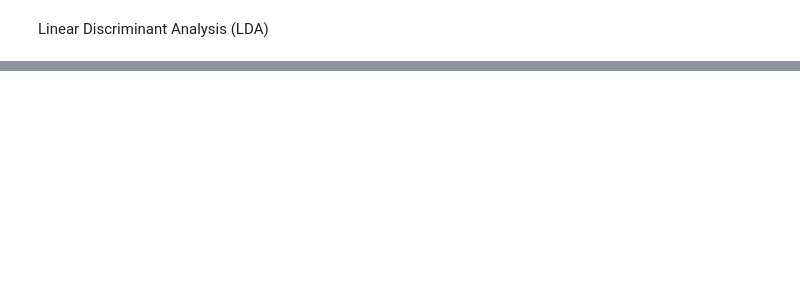
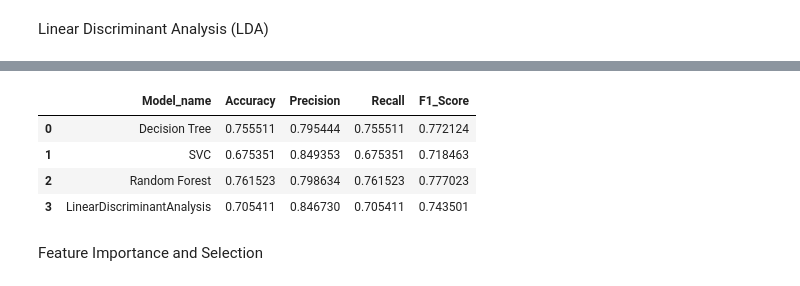
Before and after one commit to willappaw/LP2_Classification_Sojourn, a Jupyter notebook: ml_lp2_notebook.ipynb, the cells around one changed output, grey strips where cells are left out. Saved outputs shown, nothing was run; the diff lists cells and outputs as text; code cells hidden in the pictures; blank space fills up the shorter version.

```diff
--- a/ml_lp2_notebook.ipynb
+++ b/ml_lp2_notebook.ipynb
@@ -1097,0 +1077,41 @@ weighted avg       0.77      0.58      0.64       998
+# %%
+import imblearn
+from imblearn.over_sampling import SMOTE
+from imblearn.pipeline import Pipeline as imbpipeline
+
+import pandas as pd
+
+
+smote_df = pd.DataFrame(columns=['Model_name', 'Accuracy', 'Precision', 'Recall', 'F1_Score'])
+
+for model_name, classifier in models:
+    pipeline = imbpipeline(steps=[
+        ('preprocessor', preprocessor),
+        ('smote', SMOTE(random_state=42)),
+        ('classifier', classifier),
+    ])
+
+    # Fit the pipeline on the training data
+    pipeline.fit(X_train, y_train_encoded)
+
+    # Make predictions on the test data
+    smote_y_pred = pipeline.predict(X_test)
+
+    smote_dict = classification_report(y_test_encoded, smote_y_pred, output_dict=True)
+
+    accuracy = smote_dict['accuracy']
+    precision = smote_dict['weighted avg']['precision']
+    recall = smote_dict['weighted avg']['recall']
+    f1_score = smote_dict['weighted avg']['f1-score']
+
+    smote_df.loc[len(smote_df)] = [model_name, accuracy, precision, recall, f1_score]
+# %%
+smote_df
+# %% [output]
+|  | Model_name | Accuracy | Precision | Recall | F1_Score |
+| 0 | Decision Tree | 0.755511 | 0.795444 | 0.755511 | 0.772124 |
+| 1 | SVC | 0.675351 | 0.849353 | 0.675351 | 0.718463 |
+| 2 | Random Forest | 0.761523 | 0.798634 | 0.761523 | 0.777023 |
+| 3 | LinearDiscriminantAnalysis | 0.705411 | 0.846730 | 0.705411 | 0.743501 |
+# %% [markdown]
+Feature Importance and Selection
```
Also changed, not shown: parts of 91 cells of this notebook.
